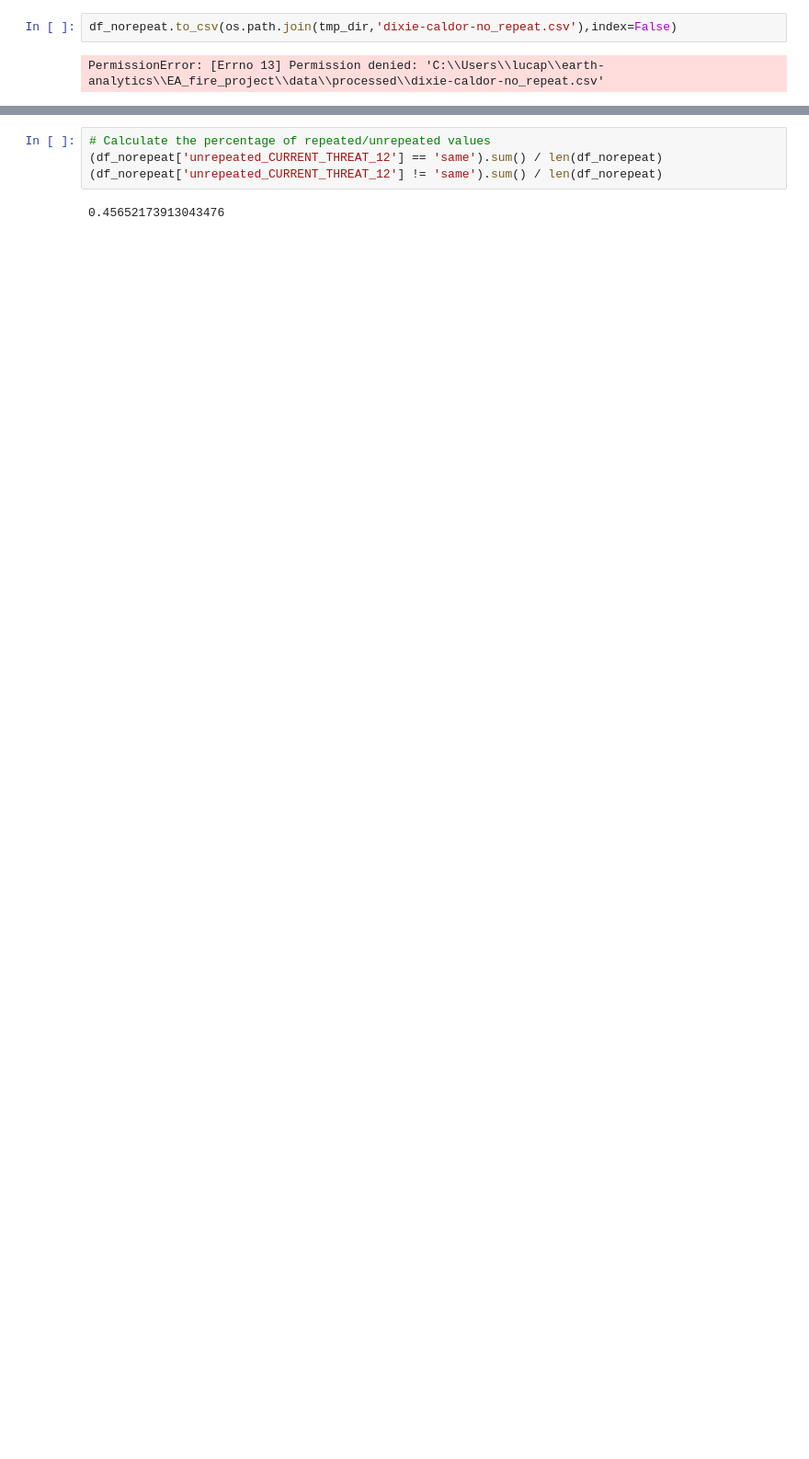
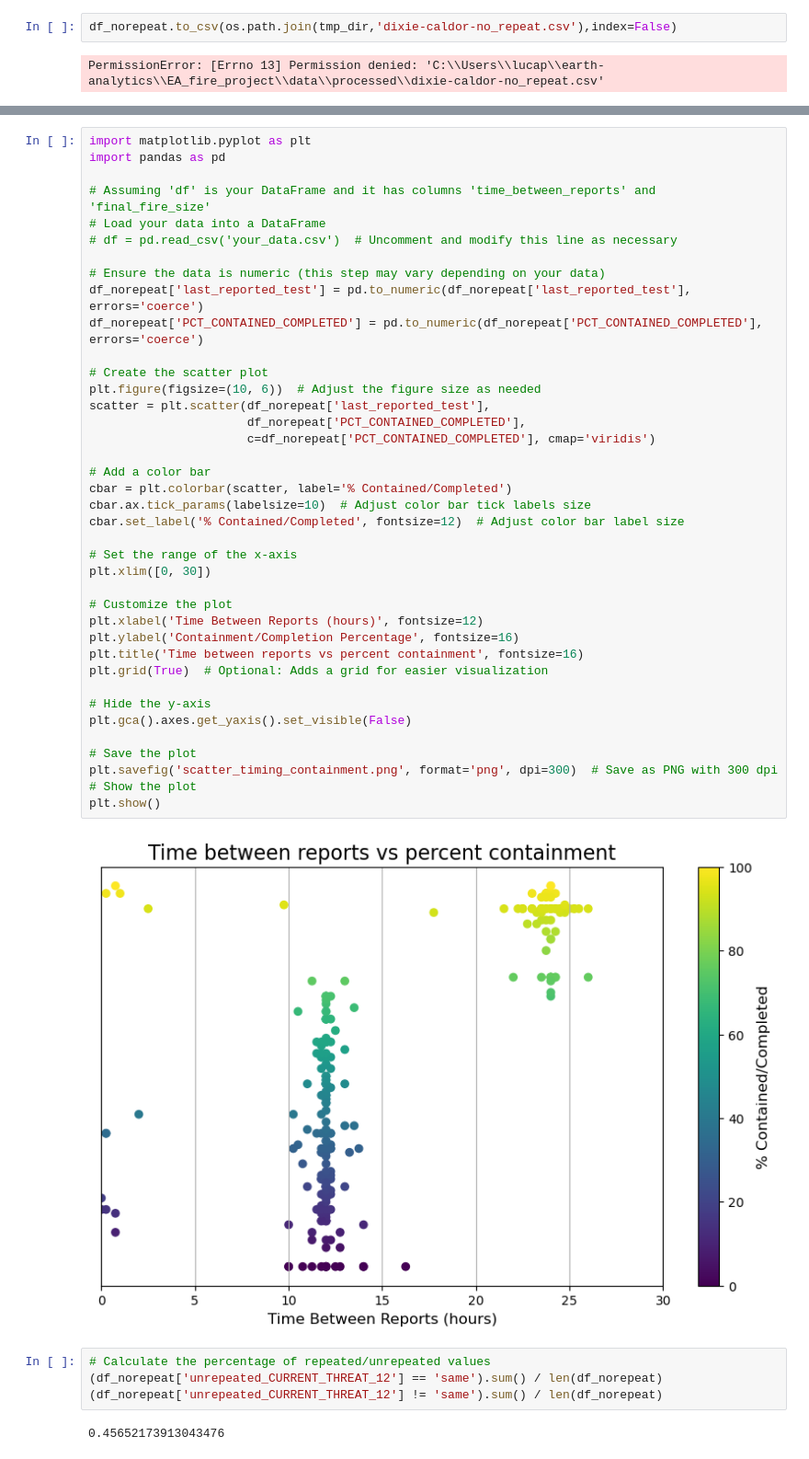
Before and after one commit to lucap1211/EA_fire_project, a Jupyter notebook: dixie-caldor-clean-and-rework-current-threat.ipynb, the cells around one changed output, grey strips where cells are left out. Shown at 92% size. Cells and saved outputs as stored; diff of their text form; blank space fills up the shorter version.

```diff
--- a/dixie-caldor-clean-and-rework-current-threat.ipynb
+++ b/dixie-caldor-clean-and-rework-current-threat.ipynb
@@ -157,3 +159,44 @@ plt.show()
+# %%
+import matplotlib.pyplot as plt
+import pandas as pd
+
+# Assuming 'df' is your DataFrame and it has columns 'time_between_reports' and 'final_fire_size'
+# Load your data into a DataFrame
+# df = pd.read_csv('your_data.csv')  # Uncomment and modify this line as necessary
+
+# Ensure the data is numeric (this step may vary depending on your data)
+df_norepeat['last_reported_test'] = pd.to_numeric(df_norepeat['last_reported_test'], errors='coerce')
+df_norepeat['PCT_CONTAINED_COMPLETED'] = pd.to_numeric(df_norepeat['PCT_CONTAINED_COMPLETED'], errors='coerce')
+
+# Create the scatter plot
+plt.figure(figsize=(10, 6))  # Adjust the figure size as needed
+scatter = plt.scatter(df_norepeat['last_reported_test'],
+					  df_norepeat['PCT_CONTAINED_COMPLETED'],
+					  c=df_norepeat['PCT_CONTAINED_COMPLETED'], cmap='viridis')
+
+# Add a color bar
+cbar = plt.colorbar(scatter, label='% Contained/Completed')
+cbar.ax.tick_params(labelsize=10)  # Adjust color bar tick labels size
+cbar.set_label('% Contained/Completed', fontsize=12)  # Adjust color bar label size
+
+# Set the range of the x-axis
+plt.xlim([0, 30])
+
+# Customize the plot
+plt.xlabel('Time Between Reports (hours)', fontsize=12)
+plt.ylabel('Containment/Completion Percentage', fontsize=16)
+plt.title('Time between reports vs percent containment', fontsize=16)
+plt.grid(True)  # Optional: Adds a grid for easier visualization
+
+# Hide the y-axis
+plt.gca().axes.get_yaxis().set_visible(False)
+
+# Save the plot
+plt.savefig('scatter_timing_containment.png', format='png', dpi=300)  # Save as PNG with 300 dpi
+# Show the plot
+plt.show()
+# %% [output]
+[figure, added]
 # %%
 # Calculate the percentage of repeated/unrepeated values
 (df_norepeat['unrepeated_CURRENT_THREAT_12'] == 'same').sum() / len(df_norepeat)
```
Also changed, not shown: parts of 13 cells of this notebook, 4 other files.
